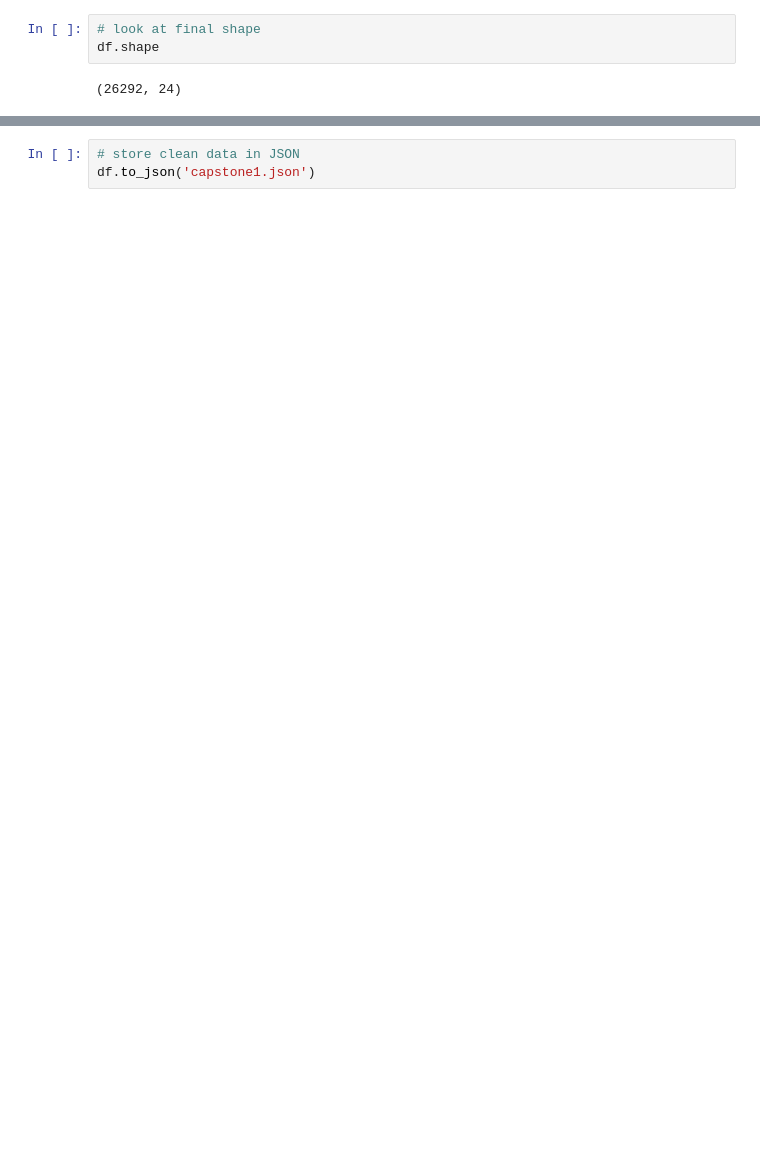
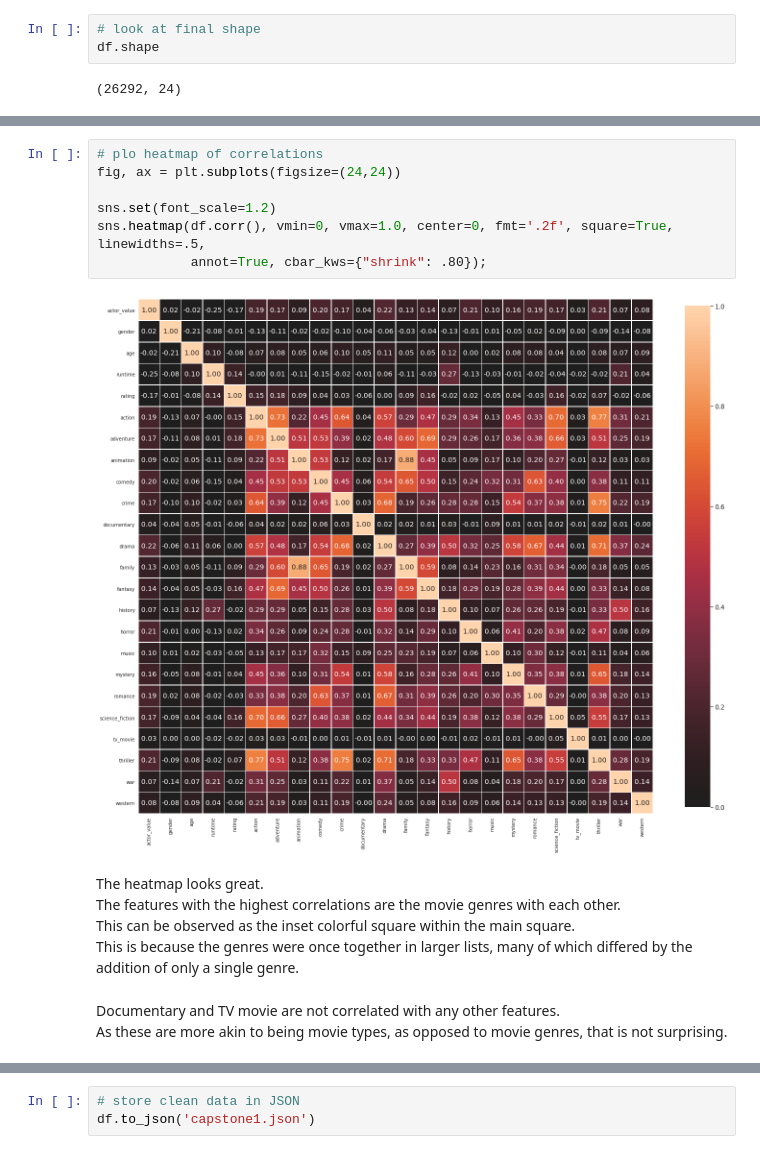
Before and after one commit to christianspybrook/springboard, a Jupyter notebook: capstones/capstone1/capstone1_wrangler.ipynb, the cells around one changed output, grey strips where cells are left out. Drawn from its saved outputs; the diff is of its cells as text; blank space fills up the shorter version.

Commit message:
Add correlation analysis

```diff
--- a/capstones/capstone1/capstone1_wrangler.ipynb
+++ b/capstones/capstone1/capstone1_wrangler.ipynb
@@ -1646,0 +1713,17 @@ df.shape
+# %%
+# plo heatmap of correlations
+fig, ax = plt.subplots(figsize=(24,24))
+
+sns.set(font_scale=1.2)
+sns.heatmap(df.corr(), vmin=0, vmax=1.0, center=0, fmt='.2f', square=True, linewidths=.5,
+            annot=True, cbar_kws={"shrink": .80});
+# %% [output]
+[figure, added]
+# %% [markdown]
+The heatmap looks great.<br>
+The features with the highest correlations are the movie genres with each other.<br>
+This can be observed as the inset colorful square within the main square.<br>
+This is because the genres were once together in larger lists, many of which differed by the addition of only a single genre.
+# %% [markdown]
+Documentary and TV movie are not correlated with any other features.<br>
+As these are more akin to being movie types, as opposed to movie genres, that is not surprising.
```
Also changed, not shown: parts of 16 cells of this notebook.
